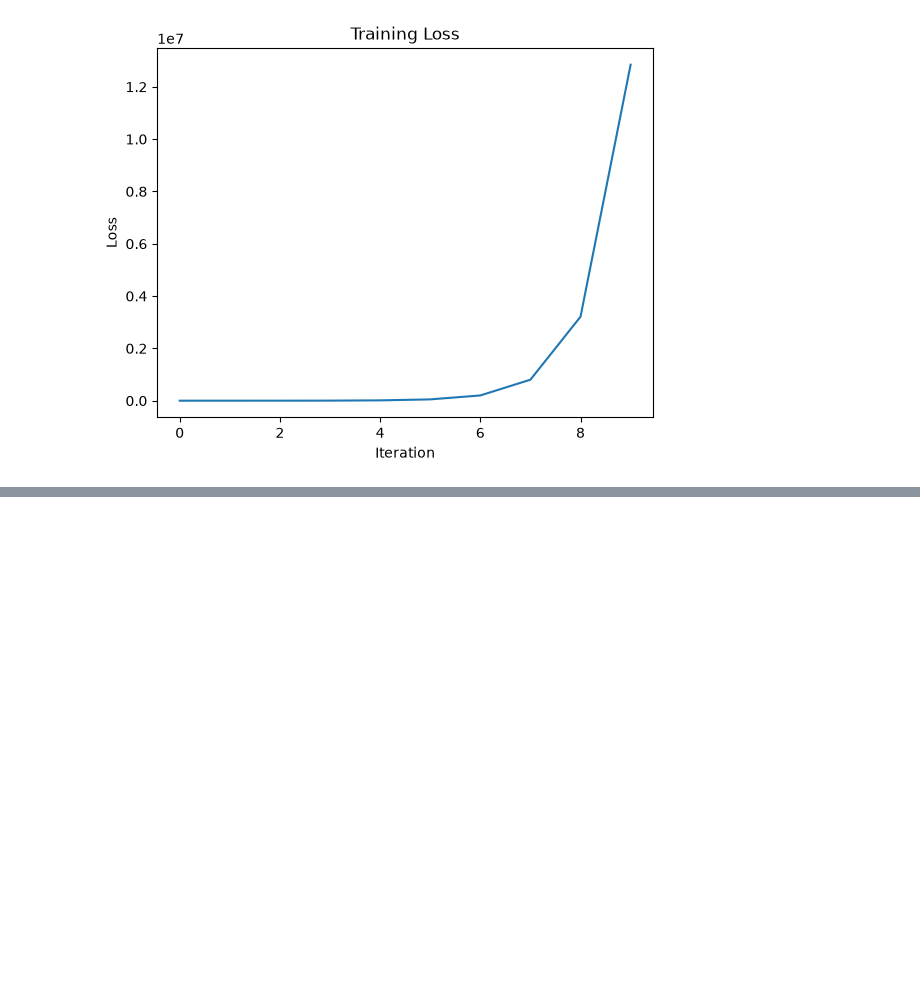
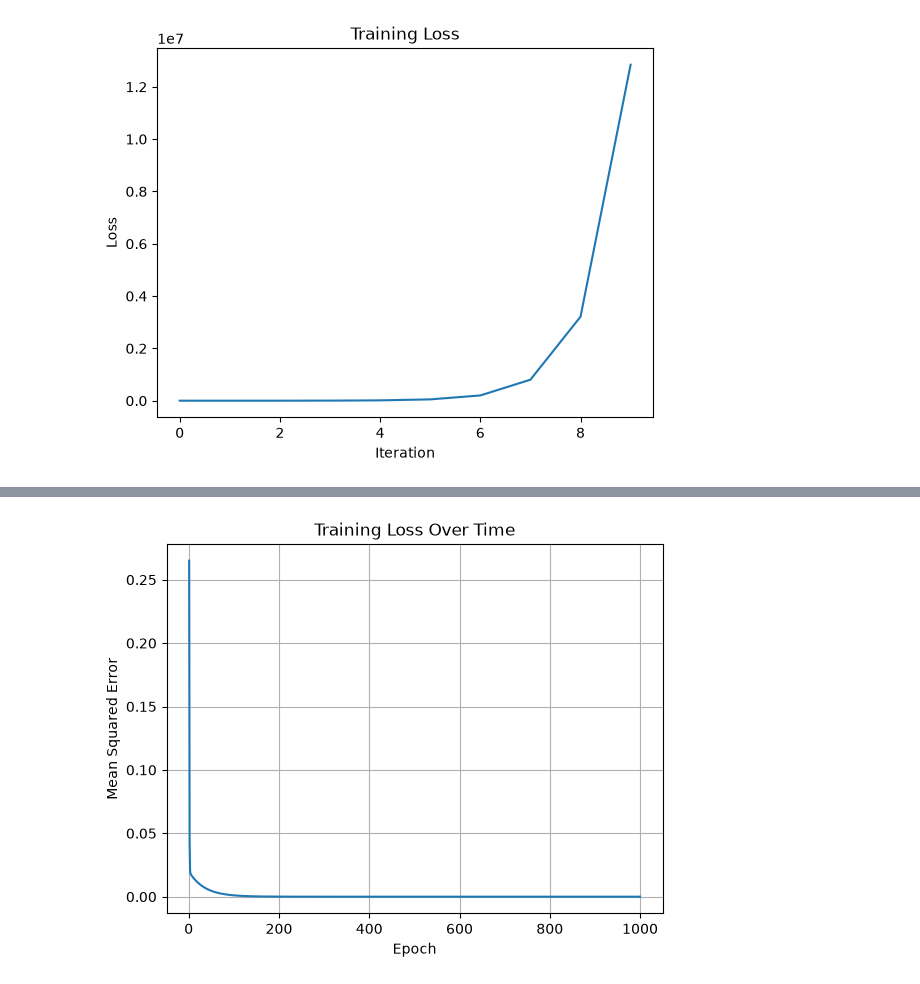
Before and after one commit to mozaldy/tinygpt, a Jupyter notebook: gradient_descent.ipynb, the cells around one changed output, grey strips where cells are left out. Saved outputs shown, nothing was run; the diff lists cells and outputs as text; code cells hidden in the pictures; blank space fills up the shorter version.

```diff
--- a/gradient_descent.ipynb
+++ b/gradient_descent.ipynb
@@ -110,0 +203,25 @@ plt.show()
+# %%
+
+# Reset parameters
+w = 1.0
+b = 0.0
+
+learning_rate = 0.1
+epochs = 1000
+
+# Store the loss after each epoch
+losses = []
+
+for epoch in range(epochs):
+    dw, db = compute_gradients(xs, ys, w, b)
+
+    w -= learning_rate * dw
+    b -= learning_rate * db
+
+    # 1: Calculate MSE using the updated w and b
+    mse = compute_mse(xs, ys, w, b)
+
+    # 2: Append the MSE to the losses list
+    losses.append(mse)
+
+    print(f"Epoch {epoch + 1}: MSE={mse:.6f}")
@@ -110,0 +246,12 @@ plt.show()
+# %%
+
+import matplotlib.pyplot as plt
+
+plt.plot(range(1, epochs + 1), losses)
+plt.xlabel("Epoch")
+plt.ylabel("Mean Squared Error")
+plt.title("Training Loss Over Time")
+plt.grid(True)
+plt.show()
+# %% [output]
+[figure, added]
```
Also changed, not shown: parts of 4 cells of this notebook, 6 other files.
